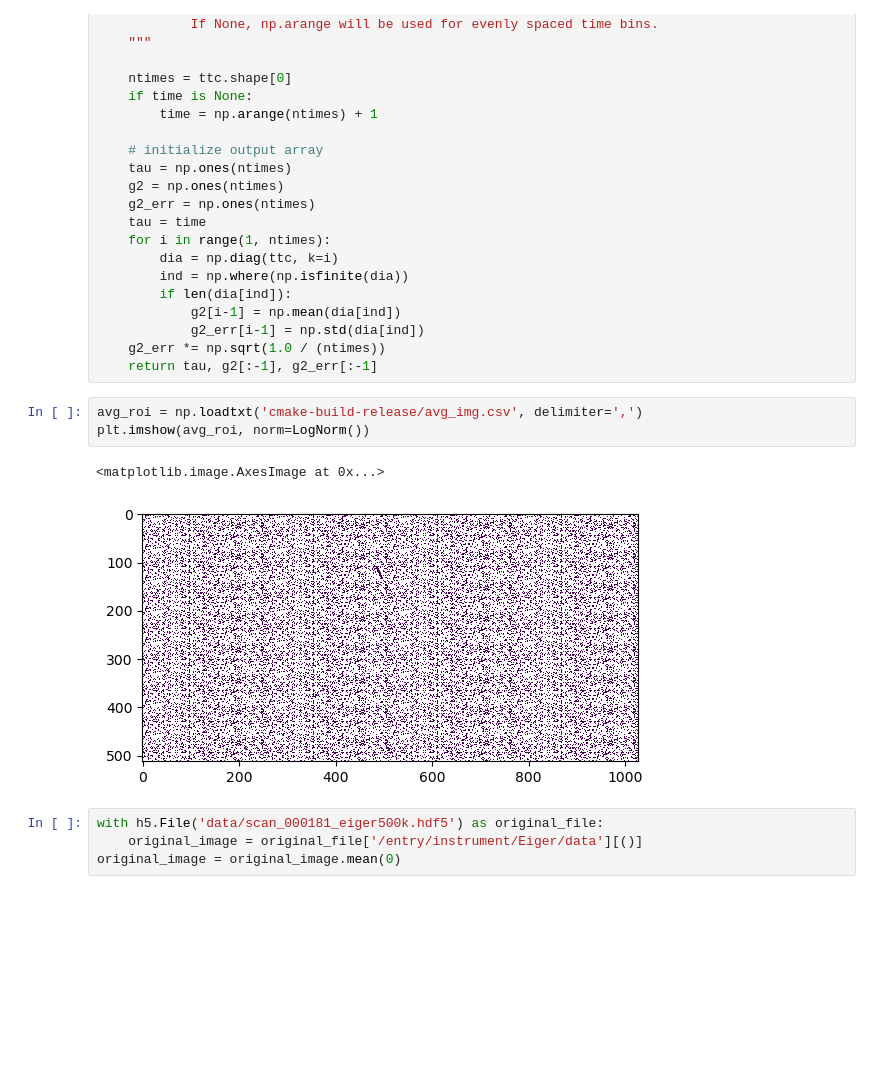
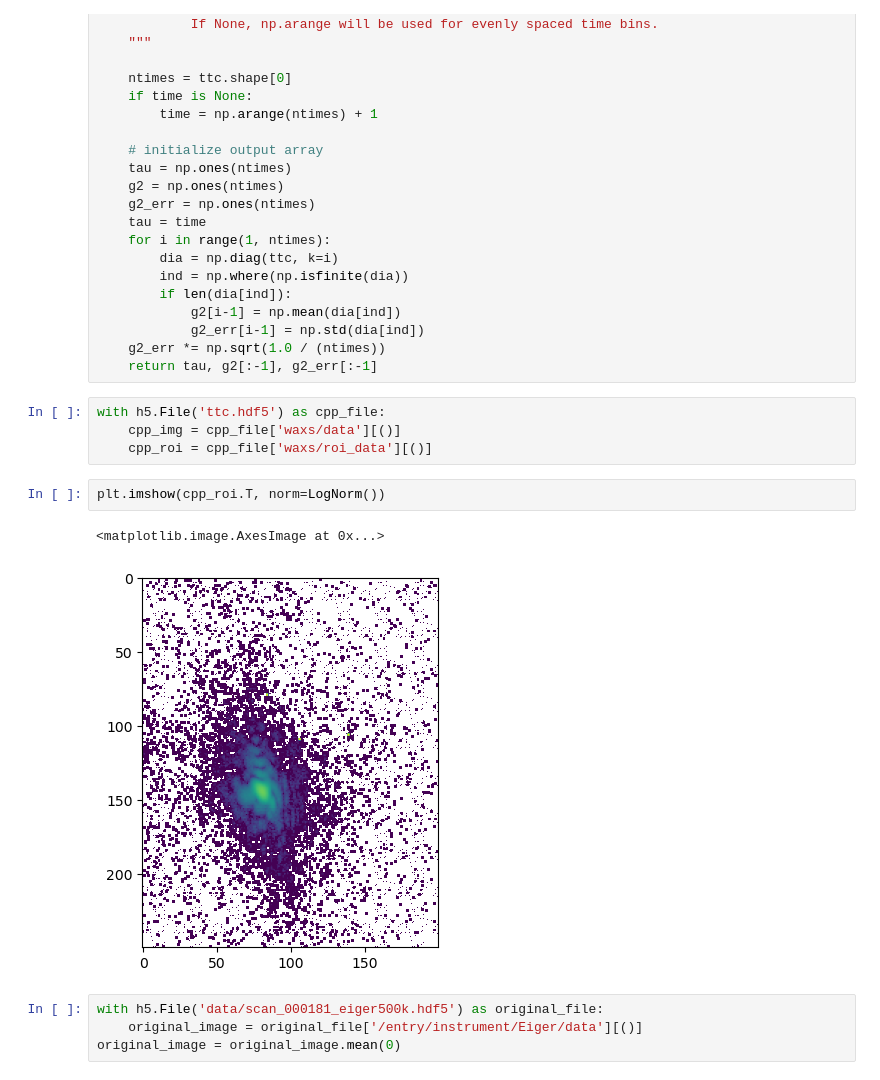
Before and after one commit to JAndronis/xpcs_analysis_cpp, a Jupyter notebook: analysis.ipynb, the cells around one changed output. Cells and saved outputs as stored; diff of their text form; blank space fills up the shorter version.

```diff
--- a/analysis.ipynb
+++ b/analysis.ipynb
@@ -41,11 +36,14 @@ def ttc_to_g2(ttc, time=None):
     g2_err *= np.sqrt(1.0 / (ntimes))
     return tau, g2[:-1], g2_err[:-1]
 # %%
-avg_roi = np.loadtxt('cmake-build-release/avg_img.csv', delimiter=',')
-plt.imshow(avg_roi, norm=LogNorm())
+with h5.File('ttc.hdf5') as cpp_file:
+    cpp_img = cpp_file['waxs/data'][()]
+    cpp_roi = cpp_file['waxs/roi_data'][()]
-# %% [output]
-<matplotlib.image.AxesImage at 0x...>
-[figure, removed]
+# %%
+plt.imshow(cpp_roi.T, norm=LogNorm())
+# %% [output]
+<matplotlib.image.AxesImage at 0x...>
+[figure, added]
 # %%
 with h5.File('data/scan_000181_eiger500k.hdf5') as original_file:
     original_image = original_file['/entry/instrument/Eiger/data'][()]
```
Also changed, not shown: parts of 7 cells of this notebook, 5 other files.
